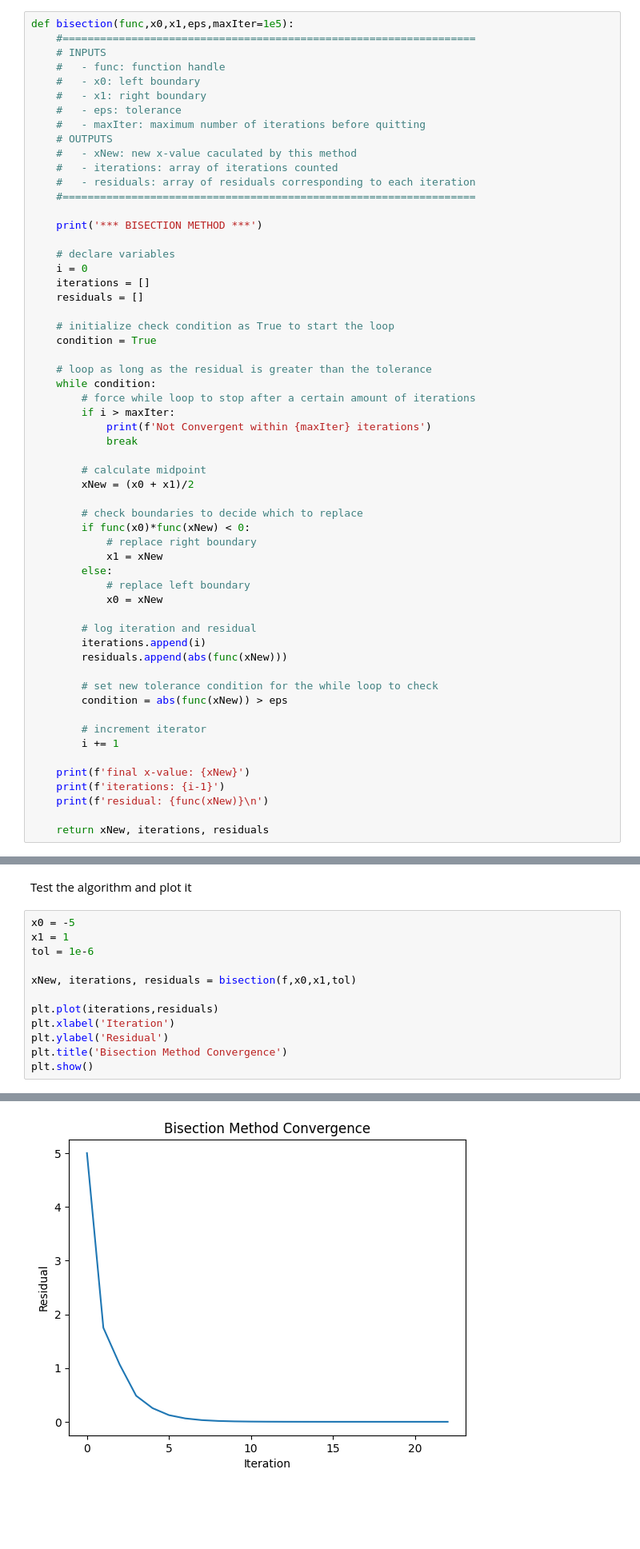
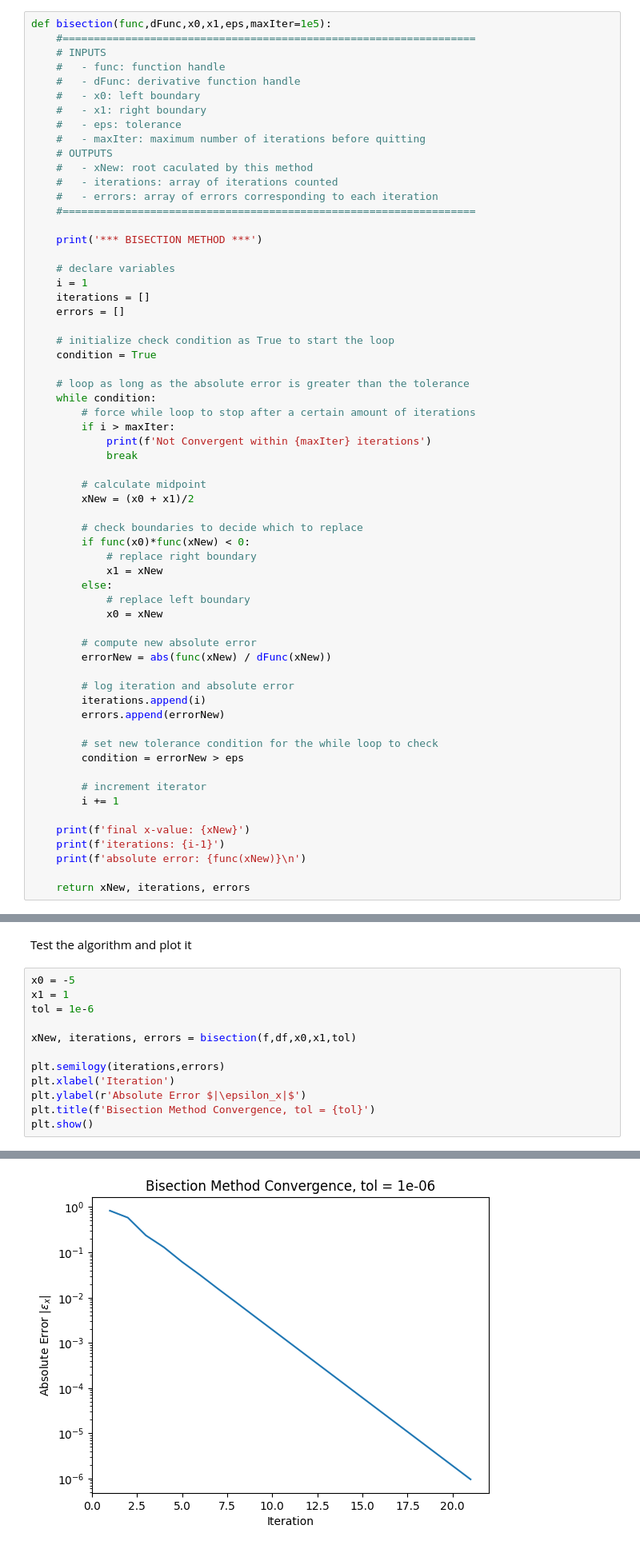
Before and after one commit to diegosol127/AERO-222-Numerical-Methods, a Jupyter notebook: Lab/Lab2/AERO_222_Lab_2.ipynb, the cells around one changed output, grey strips where cells are left out. Shown: that part at 80% size. Saved outputs shown, nothing was run; the diff lists cells and outputs as text; blank space fills up the shorter version.

```diff
--- a/Lab/Lab2/AERO_222_Lab_2.ipynb
+++ b/Lab/Lab2/AERO_222_Lab_2.ipynb
@@ -26,31 +39,32 @@ plt.show()
 # %% [markdown]
 Bisection method algorithm
 # %%
-def bisection(func,x0,x1,eps,maxIter=1e5):
+def bisection(func,dFunc,x0,x1,eps,maxIter=1e5):
     #==================================================================
     # INPUTS
     #   - func: function handle
+    #   - dFunc: derivative function handle
     #   - x0: left boundary
     #   - x1: right boundary
     #   - eps: tolerance
     #   - maxIter: maximum number of iterations before quitting
     # OUTPUTS
-    #   - xNew: new x-value caculated by this method
+    #   - xNew: root caculated by this method
     #   - iterations: array of iterations counted
-    #   - residuals: array of residuals corresponding to each iteration
+    #   - errors: array of errors corresponding to each iteration
     #==================================================================
 
     print('*** BISECTION METHOD ***')
 
     # declare variables
-    i = 0
+    i = 1
     iterations = []
-    residuals = []
+    errors = []
 
     # initialize check condition as True to start the loop
     condition = True
 
-    # loop as long as the residual is greater than the tolerance
+    # loop as long as the absolute error is greater than the tolerance
     while condition:
         # force while loop to stop after a certain amount of iterations
         if i > maxIter:
@@ -68,21 +82,24 @@ def bisection(func,x0,x1,eps,maxIter=1e5):
             # replace left boundary
             x0 = xNew
 
-        # log iteration and residual
+        # compute new absolute error
+        errorNew = abs(func(xNew) / dFunc(xNew))
+
+        # log iteration and absolute error
         iterations.append(i)
-        residuals.append(abs(func(xNew)))
+        errors.append(errorNew)
 
         # set new tolerance condition for the while loop to check
-        condition = abs(func(xNew)) > eps
+        condition = errorNew > eps
 
         # increment iterator
         i += 1
 
     print(f'final x-value: {xNew}')
     print(f'iterations: {i-1}')
-    print(f'residual: {func(xNew)}\n')
+    print(f'absolute error: {func(xNew)}\n')
 
-    return xNew, iterations, residuals
+    return xNew, iterations, errors
 # %% [markdown]
 How many iterations will it take to converge?
 # %%
@@ -120,12 +138,12 @@ x0 = -5
 x1 = 1
 tol = 1e-6
 
-xNew, iterations, residuals = bisection(f,x0,x1,tol)
+xNew, iterations, errors = bisection(f,df,x0,x1,tol)
 
-plt.plot(iterations,residuals)
+plt.semilogy(iterations,errors)
 plt.xlabel('Iteration')
-plt.ylabel('Residual')
-plt.title('Bisection Method Convergence')
+plt.ylabel(r'Absolute Error $|\epsilon_x|$')
+plt.title(f'Bisection Method Convergence, tol = {tol}')
 plt.show()
 # %% [output]
 *** BISECTION METHOD ***
@@ -135,4 +153,4 @@ residual: 9.536743732496689e-07
-[figure, old version]
+[figure, new version]
 # %% [markdown]
 # Secant Method
 # %% [markdown]
```
Also changed, not shown: parts of 23 cells of this notebook.
